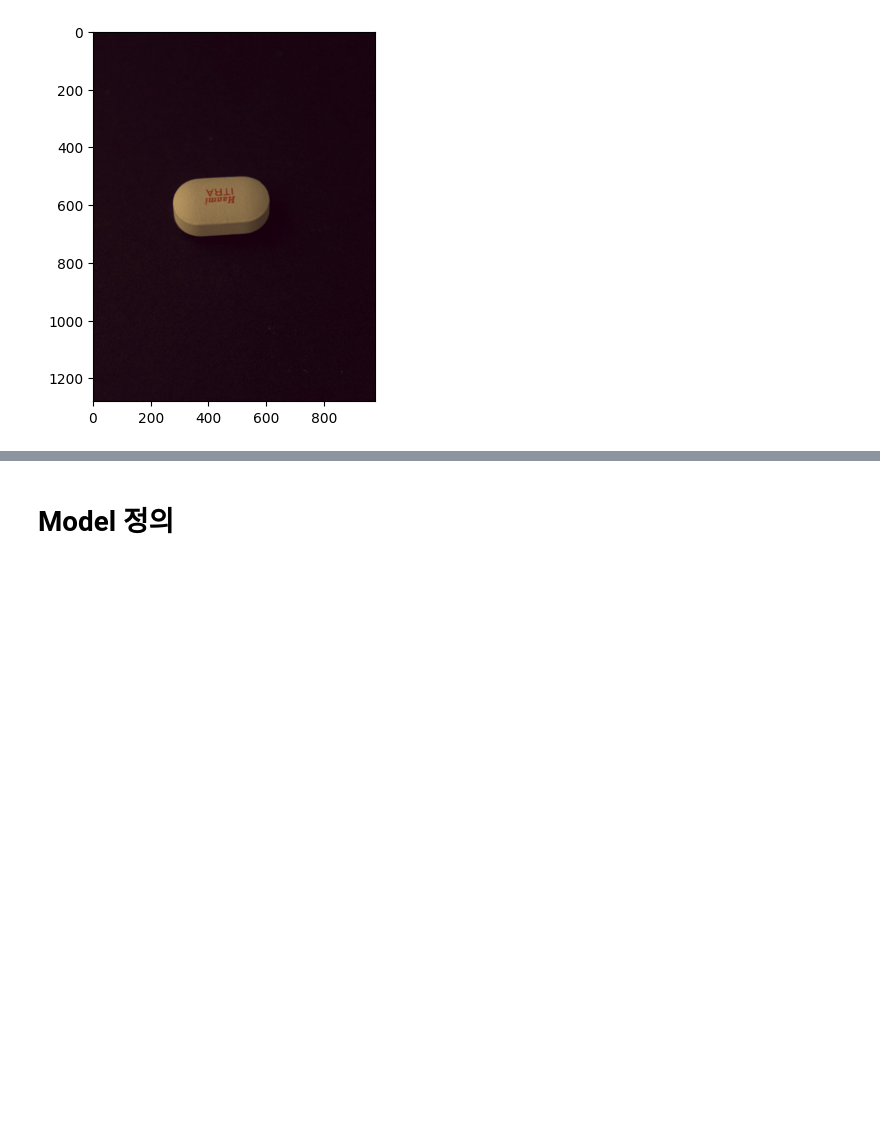
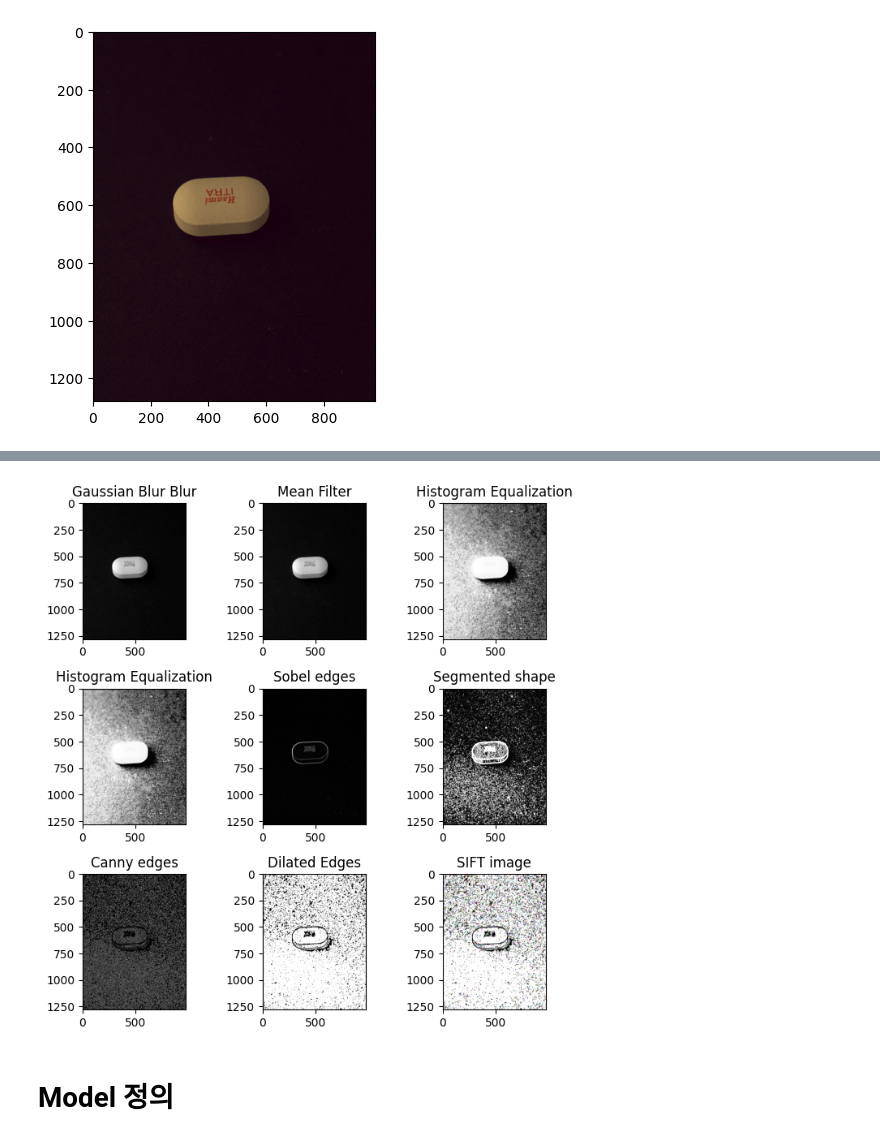
Before and after one commit to KimGiheung/-GDSC-Dong-A-Univ-23-24-Solution-Challenge-Pills-Good, a Jupyter notebook: AI/code/AI_v4.ipynb, the cells around one changed output, grey strips where cells are left out. Saved outputs shown, nothing was run; the diff lists cells and outputs as text; code cells hidden in the pictures; blank space fills up the shorter version.

```diff
--- a/AI/code/AI_v4.ipynb
+++ b/AI/code/AI_v4.ipynb
@@ -316,2 +230,73 @@ plt.show()
+# %%
+import os
+import cv2
+import json
+import numpy as np
+from sklearn.model_selection import train_test_split
+import cv2
+import numpy as np
+from matplotlib import pyplot as plt
+
+import cv2
+import numpy as np
+import tensorflow as tf
+
+# 이미지를 그레이스케일로 변환
+gray = cv2.cvtColor(pill_image, cv2.COLOR_BGR2GRAY)
+
+# 가우시안 필터를 적용하여 블러 처리
+blurred = cv2.GaussianBlur(gray, (5, 5), 0)
+# 평균 필터 적용
+mean_filtered = cv2.blur(blurred, (5, 5))
+
+# 히스토그램 평활화
+equalized = cv2.equalizeHist(mean_filtered)
+
+# Sobel 필터를 사용한 형태 감지
+sobelx = cv2.Sobel(mean_filtered, cv2.CV_64F, 1, 0, ksize=5)
+sobely = cv2.Sobel(mean_filtered, cv2.CV_64F, 0, 1, ksize=5)
+sobel = cv2.magnitude(sobelx, sobely)
+# 임계값 적용하여 이진 이미지 생성
+_, thresholded = cv2.threshold(sobel, 50, 255, cv2.THRESH_BINARY)
+
+# Canny 에지 검출기 사용
+canny_edges = cv2.Canny(np.uint8(thresholded), 100, 200)
+# Dilution 작업
+dilated = cv2.dilate(canny_edges, np.ones((5,5), np.uint8), iterations=1)
+
+# SIFT 및 MLBP (예시로 SIFT만 구현, MLBP는 OpenCV에서 직접적으로 지원하지 않음)
+sift = cv2.SIFT_create()
+keypoints, descriptors = sift.detectAndCompute(dilated, None)
+# 결과 이미지 반환 (SIFT 키포인트로 표시된 이미지를 반환합니다)
+result_image = cv2.drawKeypoints(dilated, keypoints, None)
+
+# cv2.imshow('Processed Image', processed_image)
+# cv2.waitKey(0)
+# cv2.destroyAllWindows()
+
+# OpenCV로 이미지를 BGR에서 RGB로 변환
+processed_image_rgb = cv2.cvtColor(result_image, cv2.COLOR_BGR2RGB)
+# # 이미지 표시
+# plt.imshow(processed_image_rgb)
+# plt.title('Processed Image')
+# plt.show()
+
+# 결과 시각화
+plt.figure(figsize=(7, 7))
+plt.subplot(331), plt.imshow(blurred, cmap='gray'), plt.title('Gaussian Blur Blur')
+plt.subplot(332), plt.imshow(mean_filtered, cmap='gray'), plt.title('Mean Filter')
+plt.subplot(333), plt.imshow(equalized, cmap='gray'), plt.title('Histogram Equalization')
+plt.subplot(334), plt.imshow(equalized, cmap='gray'), plt.title('Histogram Equalization')
+plt.subplot(335), plt.imshow(sobel, cmap='gray'), plt.title('Sobel edges')
+plt.subplot(336), plt.imshow(thresholded, cmap='gray'), plt.title('Segmented shape')
+plt.subplot(337), plt.imshow(canny_edges, cmap='gray'), plt.title('Canny edges')
+plt.subplot(338), plt.imshow(dilated, cmap='gray'), plt.title('Dilated Edges')
+plt.subplot(339), plt.imshow(result_image, cmap='gray'), plt.title('SIFT image')
+
+
+plt.tight_layout()
+plt.show()
+# %% [output]
+[figure, added]
 # %% [markdown]
 # Model 정의
```
Also changed, not shown: parts of 2 cells of this notebook, 4 other files.
